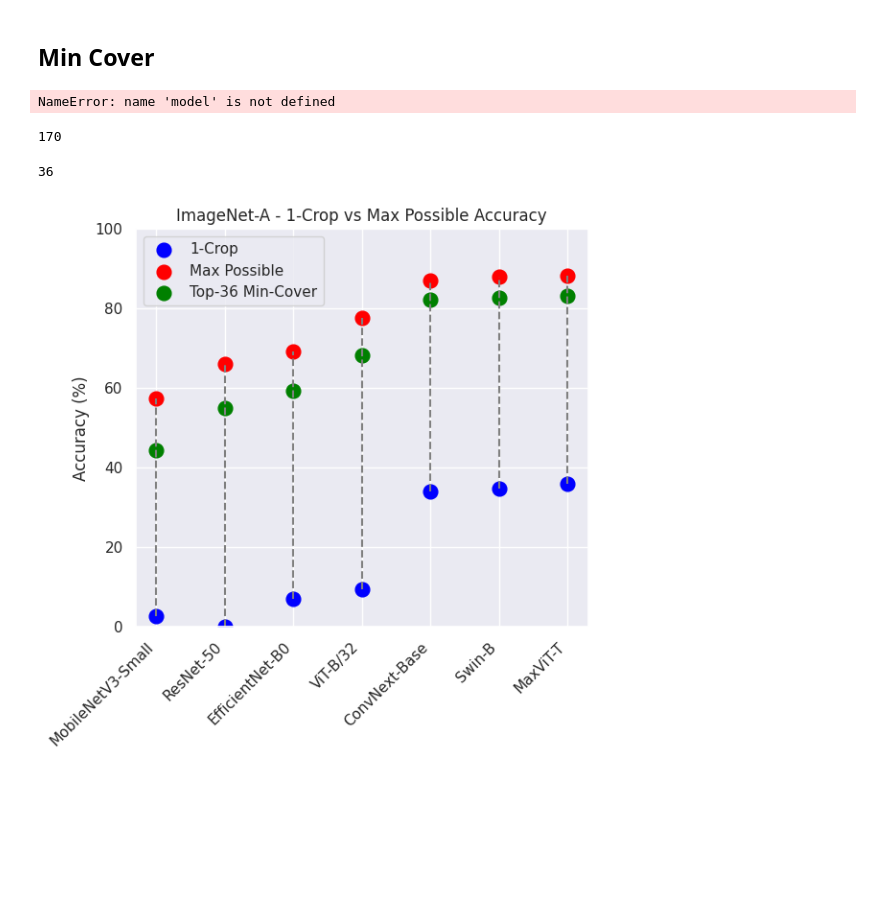
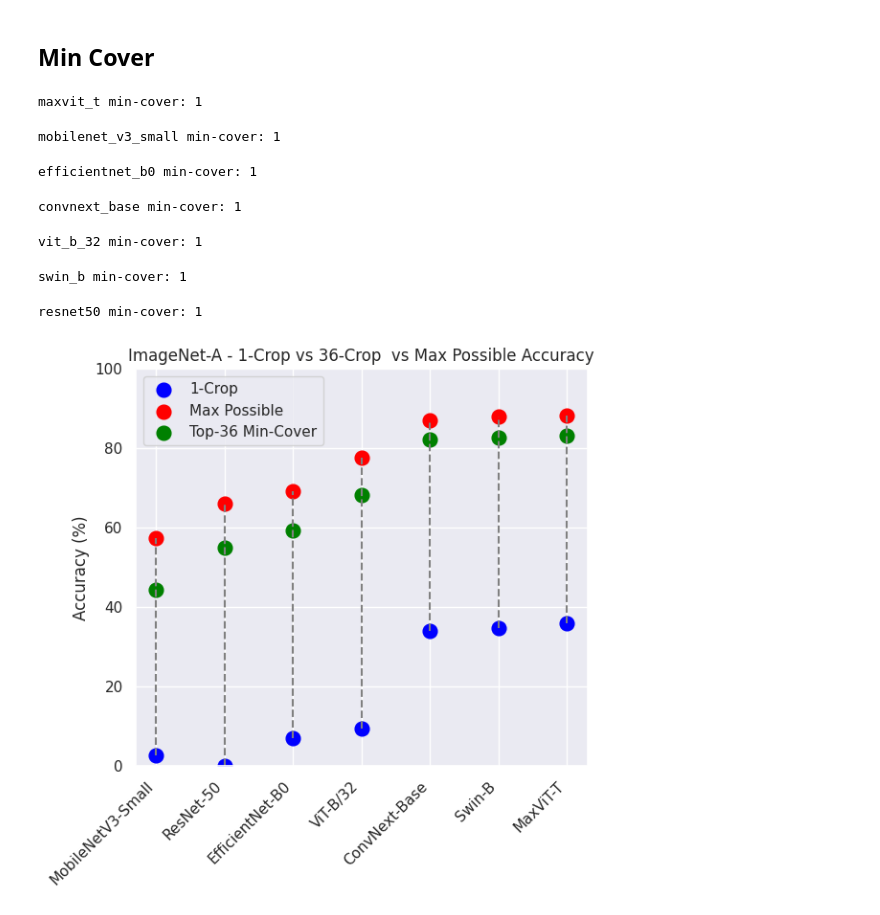
Before and after one commit to taesiri/ZoomIsAllYouNeed, a Jupyter notebook: src/analysis/compare-classifiers-ImageNet-A-.ipynb, the cells around one changed output. Saved outputs shown, nothing was run; the diff lists cells and outputs as text; code cells hidden in the pictures; blank space fills up the shorter version.

```diff
--- a/src/analysis/compare-classifiers-ImageNet-A-.ipynb
+++ b/src/analysis/compare-classifiers-ImageNet-A-.ipynb
@@ -205,7 +205,7 @@ def get_min_cover(correctness_dfs):
             list(correctness_dfs.loc[n1][correctness_dfs.loc[n1]].index)
         )
 
-    graph[model] = backup_graph
+    graph["model"] = backup_graph
 
     for k, correctness_dfs in tqdm(graph.items(), total=len(graph)):
         S = [set(x) for x in list(correctness_dfs.values())]
@@ -219,15 +219,17 @@ min_covers = {}
 for classifier in classifier_names:
     correctness_df = model_correctness_pair[classifier]["correctness_df"]
     min_covers[classifier] = get_min_cover(correctness_df)
-    print(f"{classifier} min-cover: {len(min_covers[classifier])}")
+    print(f"{classifier} min-cover: {len(min_covers[classifier][0])}")
 
 # Now, min_covers contains the min-cover for each classifier
 # %% [output]
-NameError: name 'model' is not defined
+maxvit_t min-cover: 1
+mobilenet_v3_small min-cover: 1
+efficientnet_b0 min-cover: 1
+convnext_base min-cover: 1
+vit_b_32 min-cover: 1
+swin_b min-cover: 1
+resnet50 min-cover: 1
-# %%
-len(min_covers["swin_b"][0])
-# %% [output]
-170
 # %%
 top_36_accuracy = {}
 for classifier in classifier_names:
@@ -240,10 +242,6 @@ for classifier in classifier_names:
 
 # Now, sort the top-36 accuracies according to the sorted classifiers
 top_36_accuracies = [top_36_accuracy[classifier] for classifier in sorted_classifiers]
-# %%
-len(top_36_transforms)
-# %% [output]
-36
 # %%
 # Mapping of classifier names to pretty formats
 name_mapping = {
@@ -293,32 +291,32 @@ ax.scatter(
     label="Top-36 Min-Cover",
     color="green",
     marker=".",
     s=450,
 )
 
 
 # Draw lines between 1-crop and max for each classifier
 for i in range(len(classifiers)):
     ax.plot(
         [x[i], x[i]],
         [standard_accuracies[i], max_accuracies[i]],
         color="grey",
         linestyle="--",
     )
 
 # Add labels, title, and legend
 ax.set_ylabel("Accuracy (%)")
-ax.set_title("ImageNet-A - 1-Crop vs Max Possible Accuracy")
+ax.set_title("ImageNet-A - 1-Crop vs 36-Crop  vs Max Possible Accuracy")
 ax.set_xticks(x)
 ax.set_xticklabels(
     classifiers, rotation=45, ha="right"
 )  # Align xtick labels to the right
 ax.legend()
 # set y-axis range 0 to 100
 ax.set_ylim([0, 100])
 
 # Show plot
 plt.tight_layout()
 plt.show()
 # %% [output]
-[figure, old version]
+[figure, new version]
```
